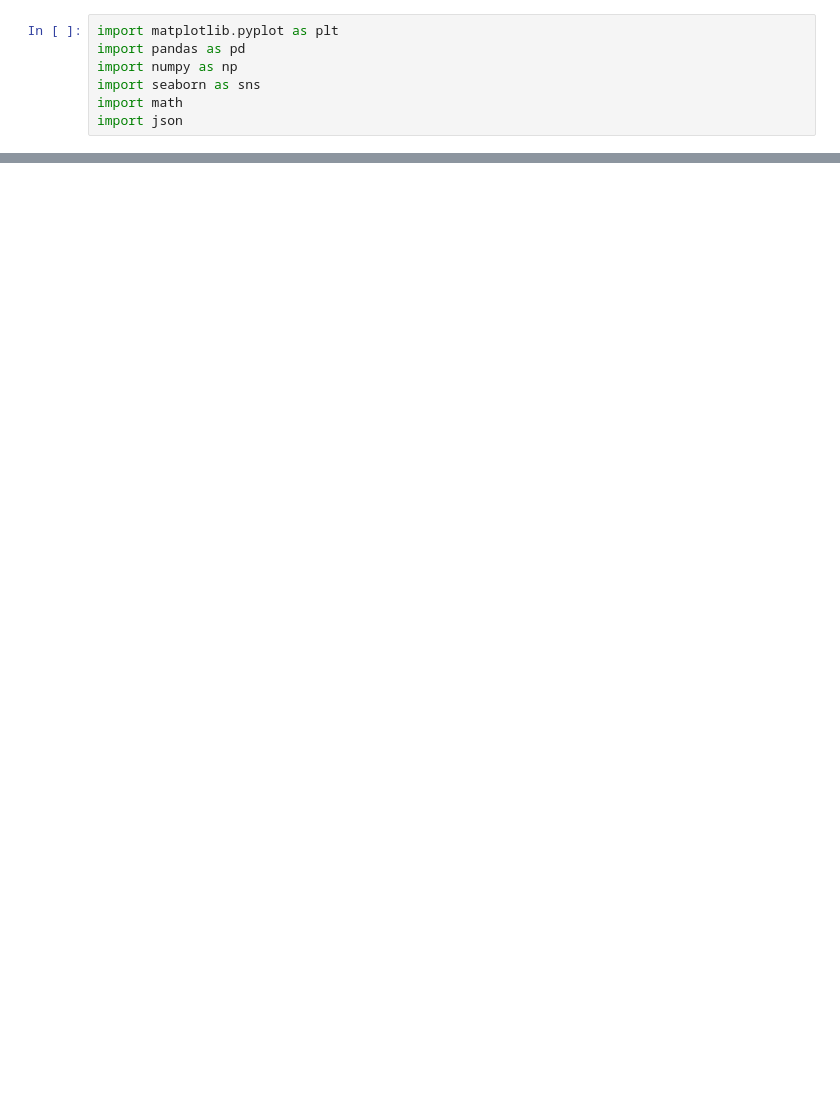
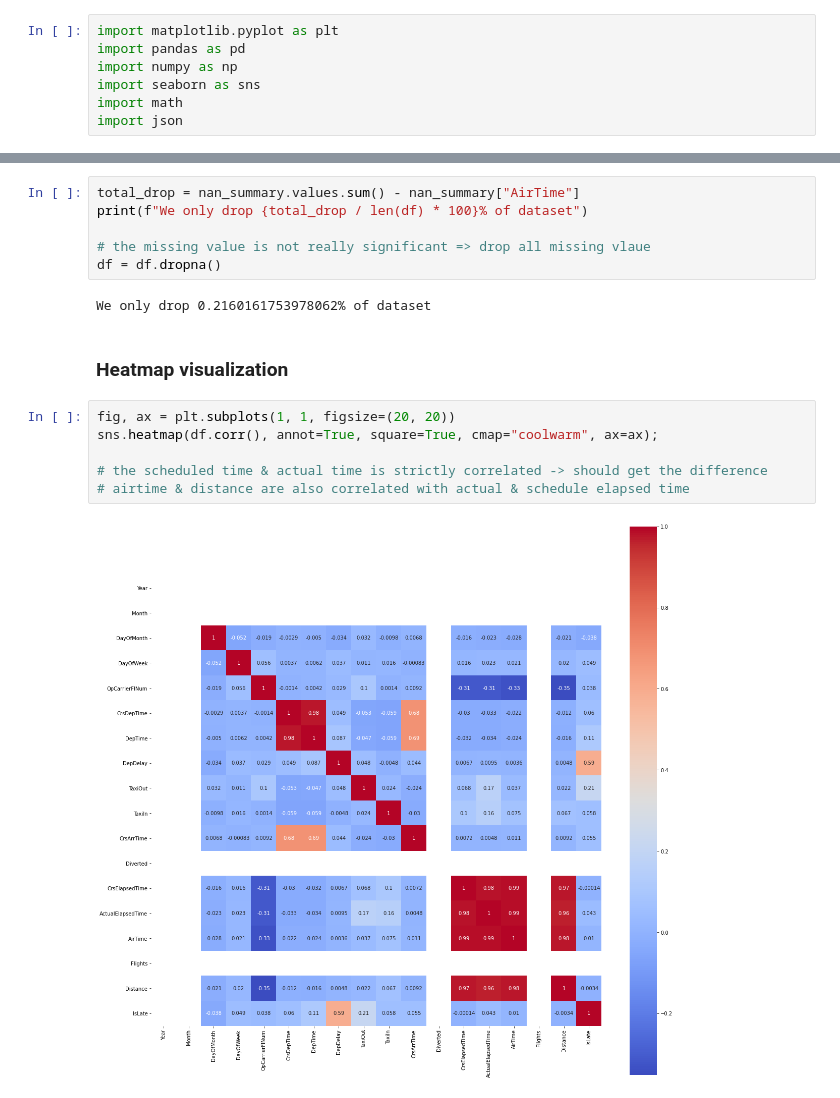
Before and after one commit to tailtq/ml-learning, a Jupyter notebook: ml-08/04_airline_delay_causes.csv.ipynb, the cells around one changed output, grey strips where cells are left out. Drawn from its saved outputs; the diff is of its cells as text; blank space fills up the shorter version.

```diff
--- a/ml-08/04_airline_delay_causes.csv.ipynb
+++ b/ml-08/04_airline_delay_causes.csv.ipynb
@@ -124,0 +175,18 @@ array(['MQ', 'NK', 'OH', 'OO', 'UA', 'WN', 'YV', 'YX', '9E', 'AA', 'AS',
+# %%
+total_drop = nan_summary.values.sum() - nan_summary["AirTime"]
+print(f"We only drop {total_drop / len(df) * 100}% of dataset")
+
+# the missing value is not really significant => drop all missing vlaue
+df = df.dropna()
+# %% [output]
+We only drop 0.2160161753978062% of dataset
+# %% [markdown]
+### Heatmap visualization
+# %%
+fig, ax = plt.subplots(1, 1, figsize=(20, 20))
+sns.heatmap(df.corr(), annot=True, square=True, cmap="coolwarm", ax=ax);
+
+# the scheduled time & actual time is strictly correlated -> should get the difference
+# airtime & distance are also correlated with actual & schedule elapsed time
+# %% [output]
+[figure, added]
```
Also changed, not shown: parts of 21 cells of this notebook, 13 other files.
